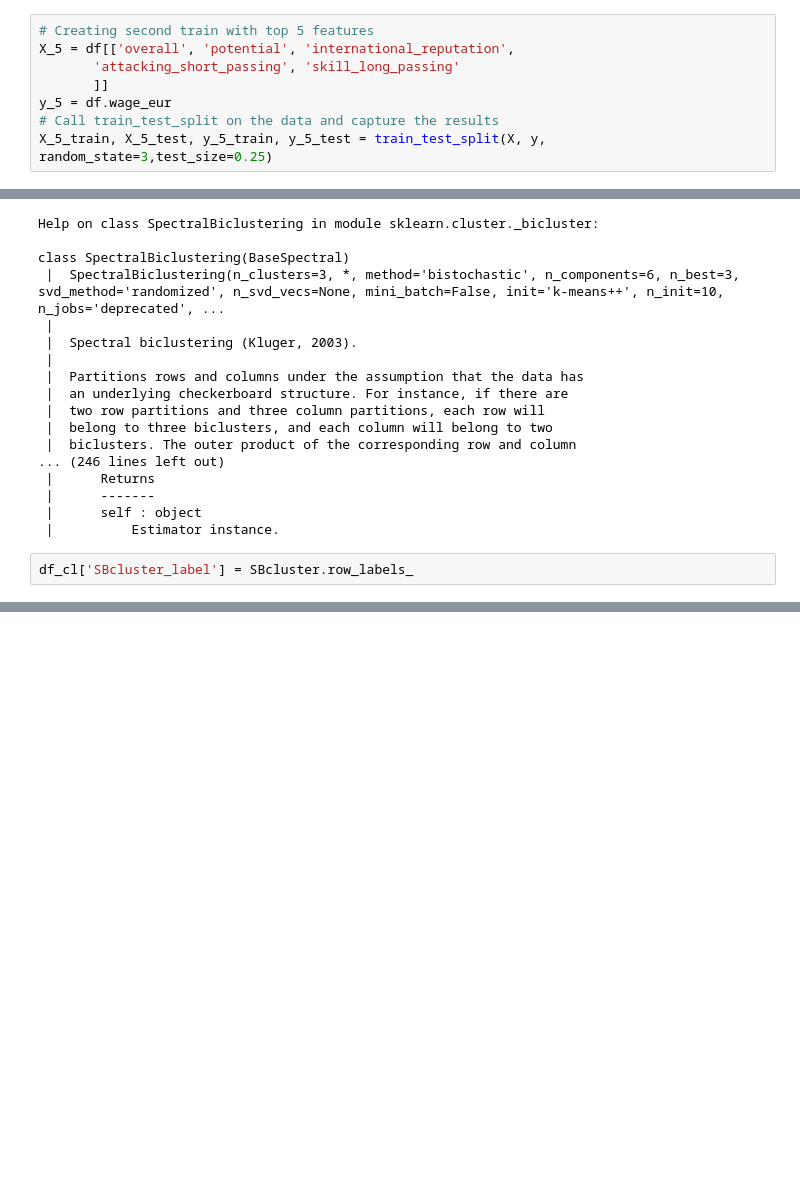
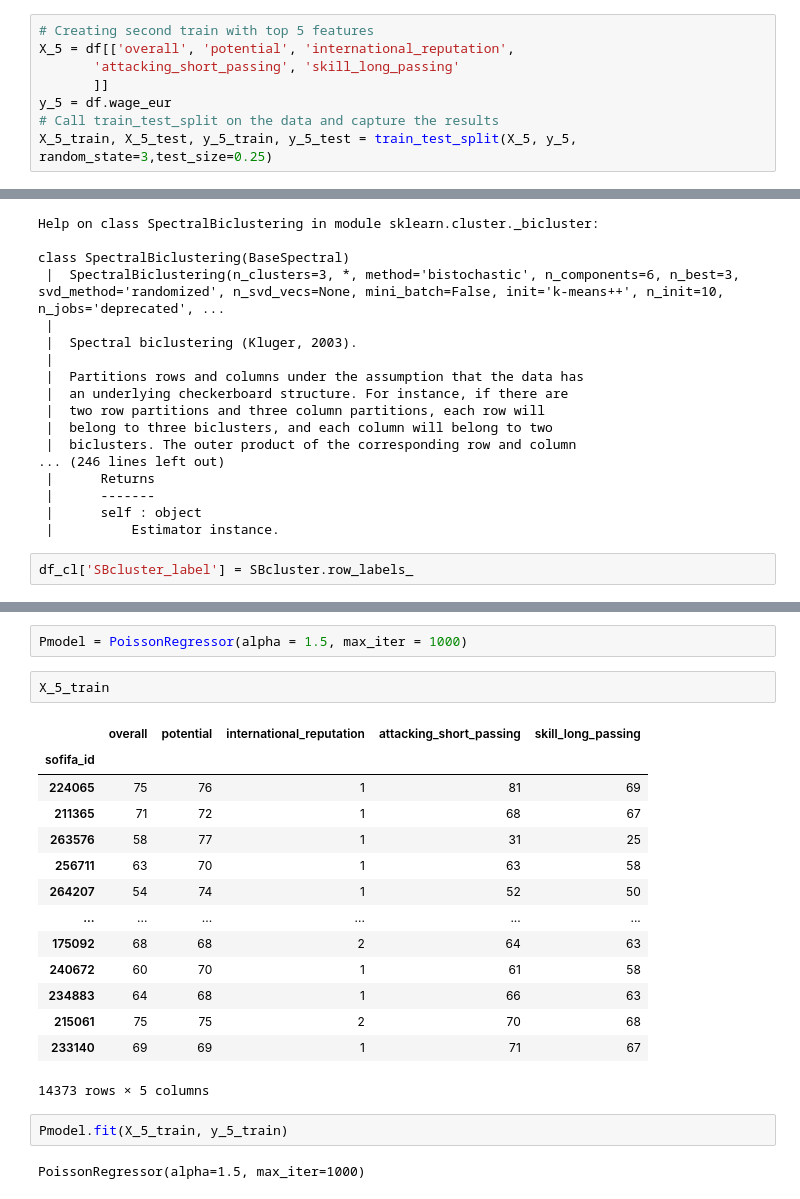
Before and after one commit to ironhack-bcn-data-pt/PR06-Machine-Learning-Group-Project, a Jupyter notebook: LazyModels.ipynb, the cells around one changed output, grey strips where cells are left out. Saved outputs shown, nothing was run; the diff lists cells and outputs as text; blank space fills up the shorter version.

```diff
--- a/LazyModels.ipynb
+++ b/LazyModels.ipynb
@@ -75,7 +75,7 @@ X_5 = df[['overall', 'potential', 'international_reputation',
        ]]
 y_5 = df.wage_eur
 # Call train_test_split on the data and capture the results
-X_5_train, X_5_test, y_5_train, y_5_test = train_test_split(X, y, random_state=3,test_size=0.25)
+X_5_train, X_5_test, y_5_train, y_5_test = train_test_split(X_5, y_5, random_state=3,test_size=0.25)
 # %% [output]
 [interactive output not drawn]
 # %% [raw]
@@ -540,0 +547,23 @@ sns.scatterplot(x=df_cl.wage_eur,y=df_cl.value_eur,hue=df_cl.SBcluster_label)
+# %%
+Pmodel = PoissonRegressor(alpha = 1.5, max_iter = 1000)
+# %%
+X_5_train
+# %% [output]
+|  | overall | potential | international_reputation | attacking_short_passing | skill_long_passing |
+| sofifa_id |  |  |  |  |  |
+| 224065 | 75 | 76 | 1 | 81 | 69 |
+| 211365 | 71 | 72 | 1 | 68 | 67 |
+| 263576 | 58 | 77 | 1 | 31 | 25 |
+| 256711 | 63 | 70 | 1 | 63 | 58 |
+| 264207 | 54 | 74 | 1 | 52 | 50 |
+| ... | ... | ... | ... | ... | ... |
+| 175092 | 68 | 68 | 2 | 64 | 63 |
+| 240672 | 60 | 70 | 1 | 61 | 58 |
+| 234883 | 64 | 68 | 1 | 66 | 63 |
+| 215061 | 75 | 75 | 2 | 70 | 68 |
+| 233140 | 69 | 69 | 1 | 71 | 67 |
+14373 rows × 5 columns
+# %%
+Pmodel.fit(X_5_train, y_5_train)
+# %% [output]
+PoissonRegressor(alpha=1.5, max_iter=1000)
```
Also changed, not shown: parts of 17 cells of this notebook.
